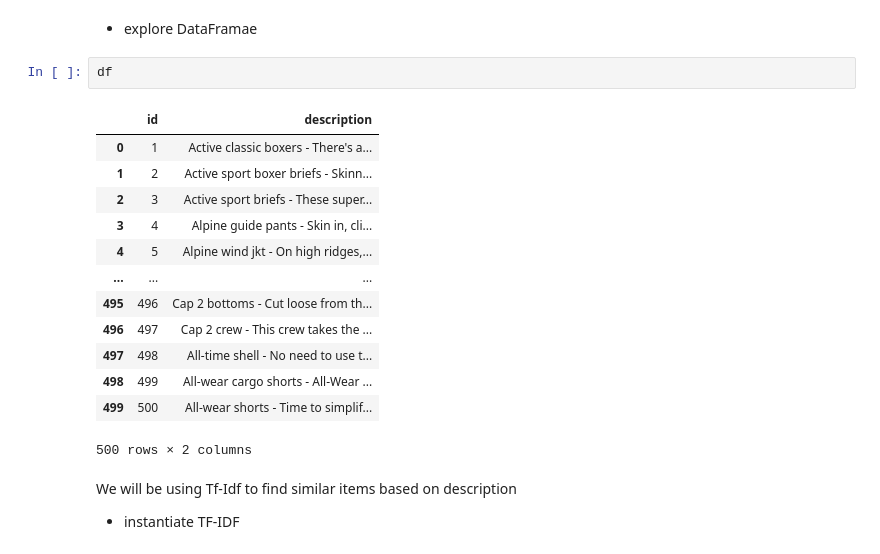
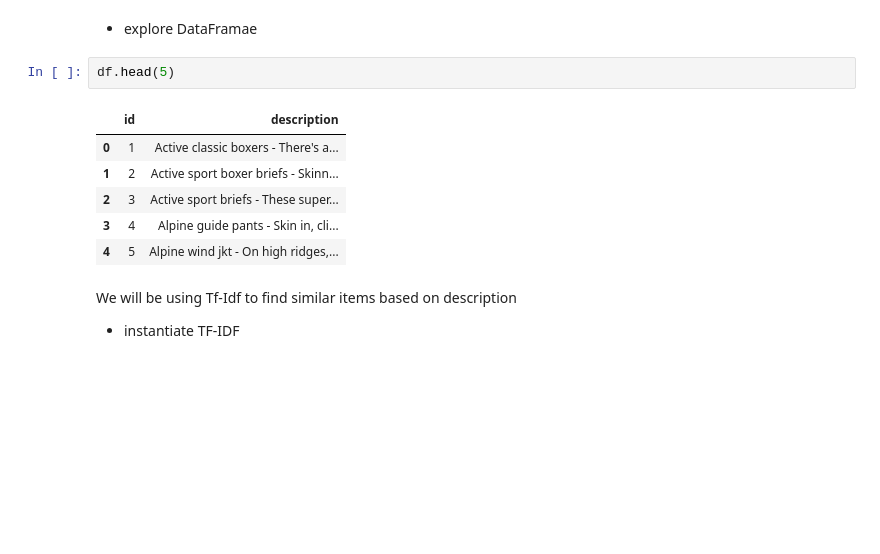
Before and after one commit to farhad-sadeghlo/recommender_systems_project_2022, a Jupyter notebook: 1. Content_based_filtering_exercise.ipynb, the cells around one changed output. Saved outputs shown, nothing was run; the diff lists cells and outputs as text; blank space fills up the shorter version.

```diff
--- a/1. Content_based_filtering_exercise.ipynb
+++ b/1. Content_based_filtering_exercise.ipynb
@@ -31,21 +19,14 @@ df.dropna(axis=0, how='any', inplace=True)
 # %% [markdown]
 * explore DataFramae
 # %%
-df
+df.head(5)
 # %% [output]
 |  | id | description |
 | 0 | 1 | Active classic boxers - There's a... |
 | 1 | 2 | Active sport boxer briefs - Skinn... |
 | 2 | 3 | Active sport briefs - These super... |
 | 3 | 4 | Alpine guide pants - Skin in, cli... |
 | 4 | 5 | Alpine wind jkt - On high ridges,... |
-| ... | ... | ... |
-| 495 | 496 | Cap 2 bottoms - Cut loose from th... |
-| 496 | 497 | Cap 2 crew - This crew takes the ... |
-| 497 | 498 | All-time shell - No need to use t... |
-| 498 | 499 | All-wear cargo shorts - All-Wear ... |
-| 499 | 500 | All-wear shorts - Time to simplif... |
-500 rows × 2 columns
 # %% [markdown]
 We will be using Tf-Idf to find similar items based on description
 * instantiate TF-IDF
```
Also changed, not shown: parts of 7 cells of this notebook.
